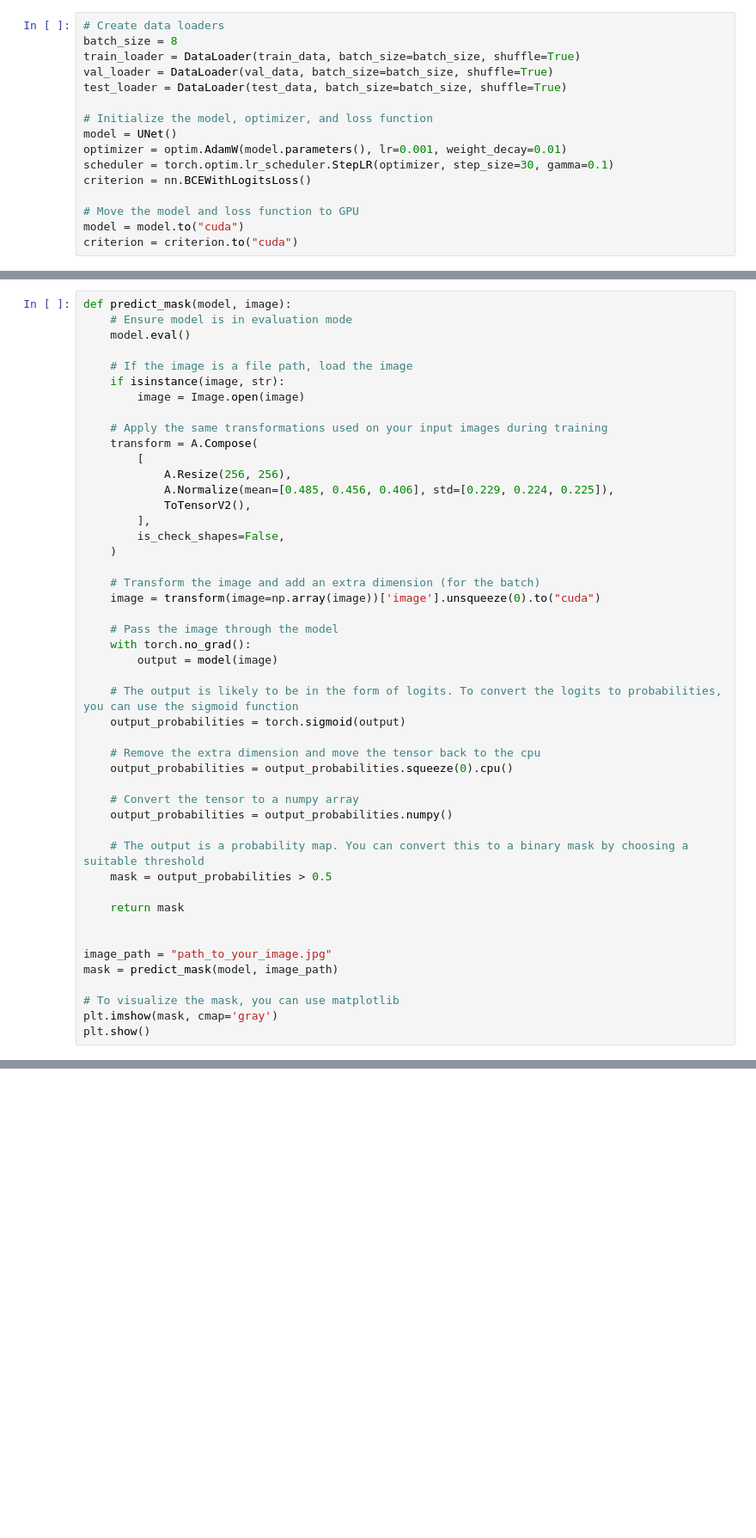
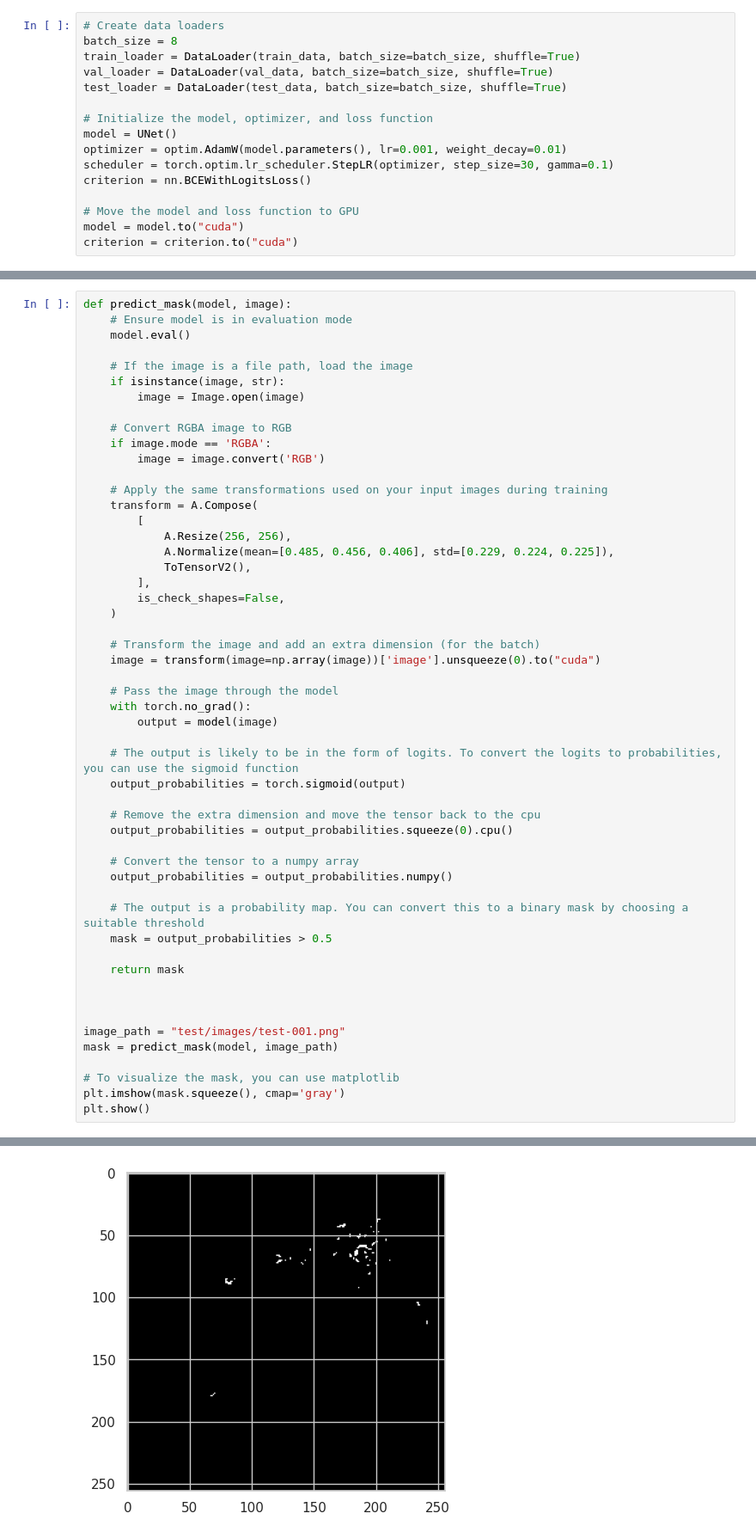
Before and after one commit to nsssayom/bay-of-bengal-ocean-front, a Jupyter notebook: subject_2.ipynb, the cells around one changed output, grey strips where cells are left out. Shown at 86% size. Drawn from its saved outputs; the diff is of its cells as text; blank space fills up the shorter version.

```diff
--- a/subject_2.ipynb
+++ b/subject_2.ipynb
@@ -382,6 +451,10 @@ def predict_mask(model, image):
     # If the image is a file path, load the image
     if isinstance(image, str):
         image = Image.open(image)
+
+    # Convert RGBA image to RGB
+    if image.mode == 'RGBA':
+        image = image.convert('RGB')
 
     # Apply the same transformations used on your input images during training
     transform = A.Compose(
@@ -415,10 +488,11 @@ def predict_mask(model, image):
     return mask
 
 
-image_path = "path_to_your_image.jpg"
+
+image_path = "test/images/test-001.png"
 mask = predict_mask(model, image_path)
 
 # To visualize the mask, you can use matplotlib
-plt.imshow(mask, cmap='gray')
+plt.imshow(mask.squeeze(), cmap='gray')
 plt.show()
 # %% [output]
@@ -425,0 +499 @@ FileNotFoundError: [Errno 2] No such file or directory: 'path_to_your_image.jpg'
+[figure, added]
```
Also changed, not shown: parts of 8 cells of this notebook, 7 other files.
